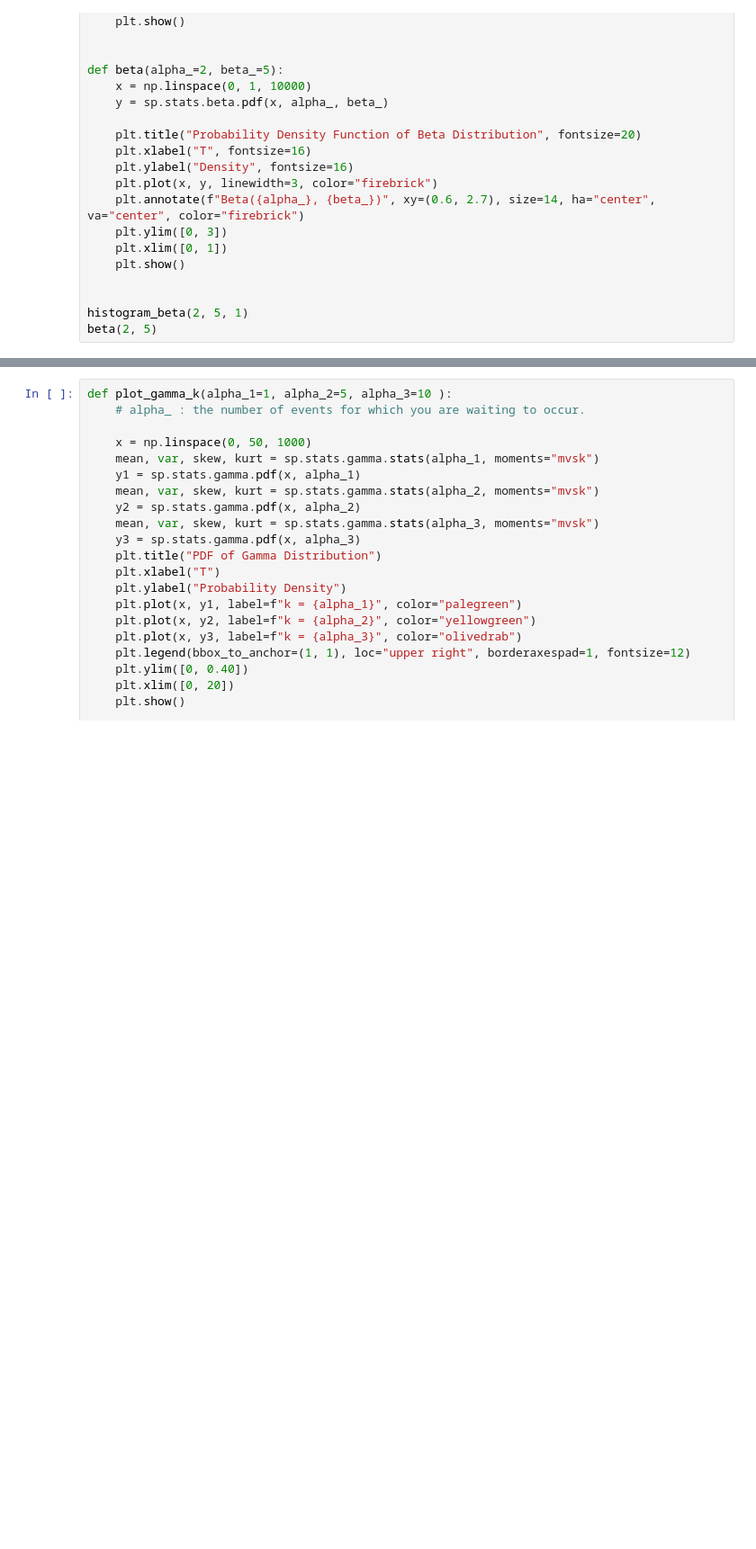
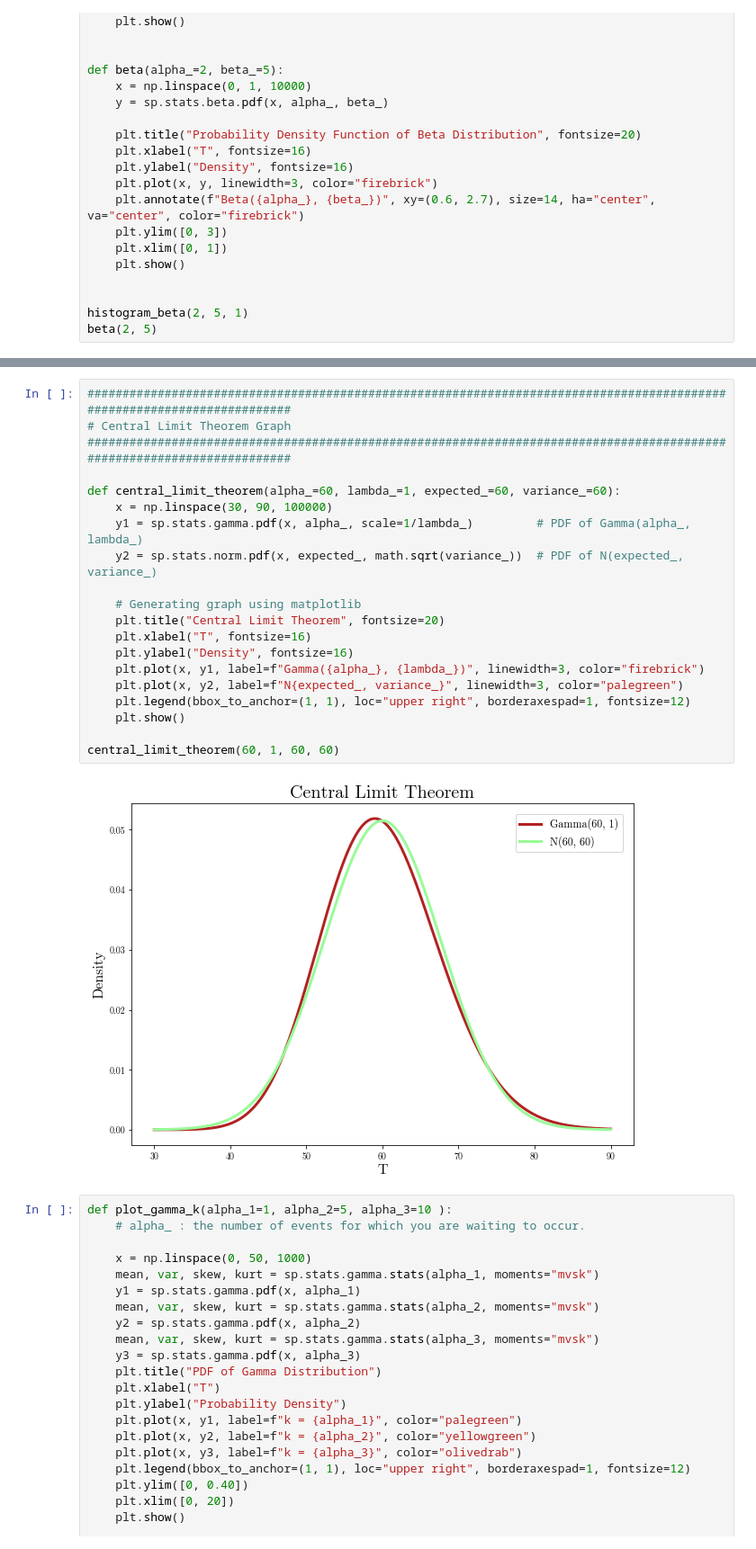
Before and after one commit to etiennecollin/gamma-distribution, a Jupyter notebook: src/vincent_carrier.ipynb, the cells around one changed output, grey strips where cells are left out. Shown at 90% size. Cells and saved outputs as stored; diff of their text form; blank space fills up the shorter version.

```diff
--- a/src/vincent_carrier.ipynb
+++ b/src/vincent_carrier.ipynb
@@ -132,6 +139,28 @@ def gamma_distribution_cdf(alpha_=4, lambda_=3):
 
 gamma_distribution_pdf(4, 3)
 gamma_distribution_cdf(4, 3)
+# %%
+########################################################################################################################
+# Central Limit Theorem Graph
+########################################################################################################################
+
+def central_limit_theorem(alpha_=60, lambda_=1, expected_=60, variance_=60):
+	x = np.linspace(30, 90, 100000)
+	y1 = sp.stats.gamma.pdf(x, alpha_, scale=1/lambda_) 		# PDF of Gamma(alpha_, lambda_)
+	y2 = sp.stats.norm.pdf(x, expected_, math.sqrt(variance_)) 	# PDF of N(expected_, variance_)
+
+    # Generating graph using matplotlib
+	plt.title("Central Limit Theorem", fontsize=20)
+	plt.xlabel("T", fontsize=16)
+	plt.ylabel("Density", fontsize=16)
+	plt.plot(x, y1, label=f"Gamma({alpha_}, {lambda_})", linewidth=3, color="firebrick")
+	plt.plot(x, y2, label=f"N{expected_, variance_}", linewidth=3, color="palegreen")
+	plt.legend(bbox_to_anchor=(1, 1), loc="upper right", borderaxespad=1, fontsize=12)
+	plt.show()
+
+central_limit_theorem(60, 1, 60, 60)
+# %% [output]
+[figure, added]
 # %%
 def plot_gamma_k(alpha_1=1, alpha_2=5, alpha_3=10 ):
 	# alpha_ : the number of events for which you are waiting to occur.
```
Also changed, not shown: parts of 1 cell of this notebook, 6 other files.
